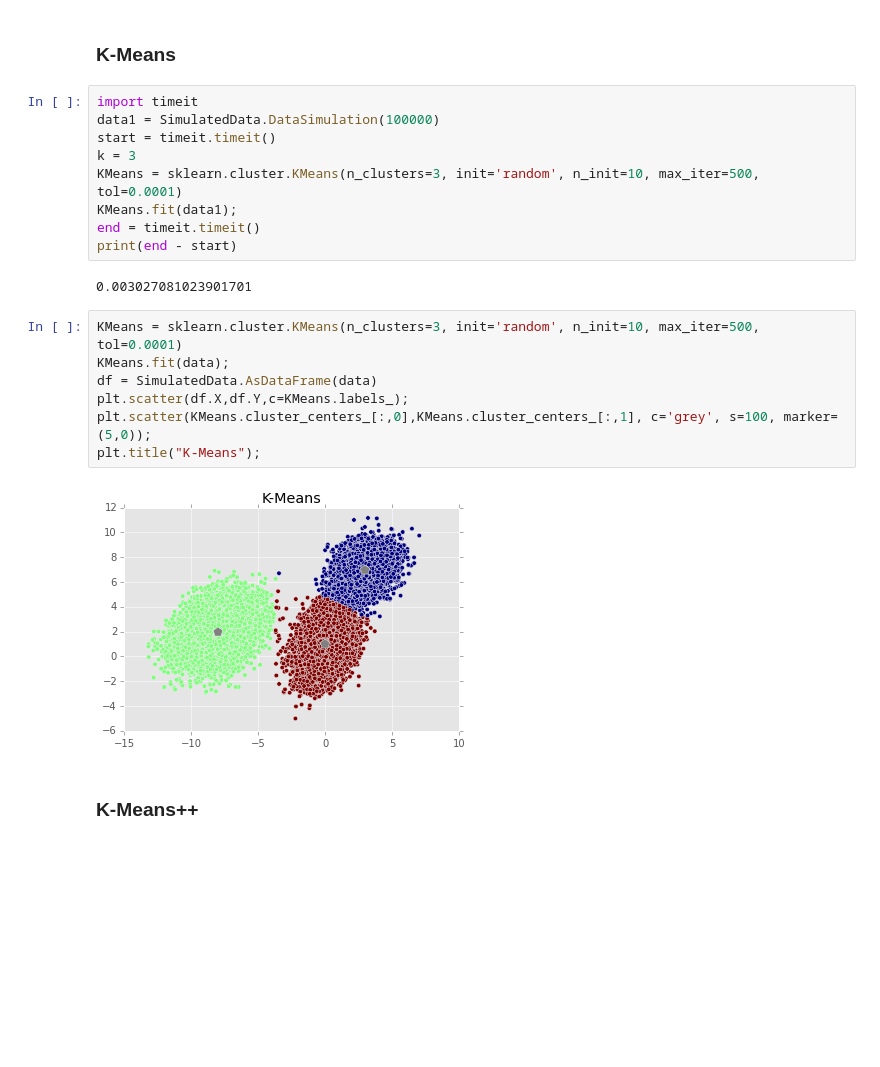
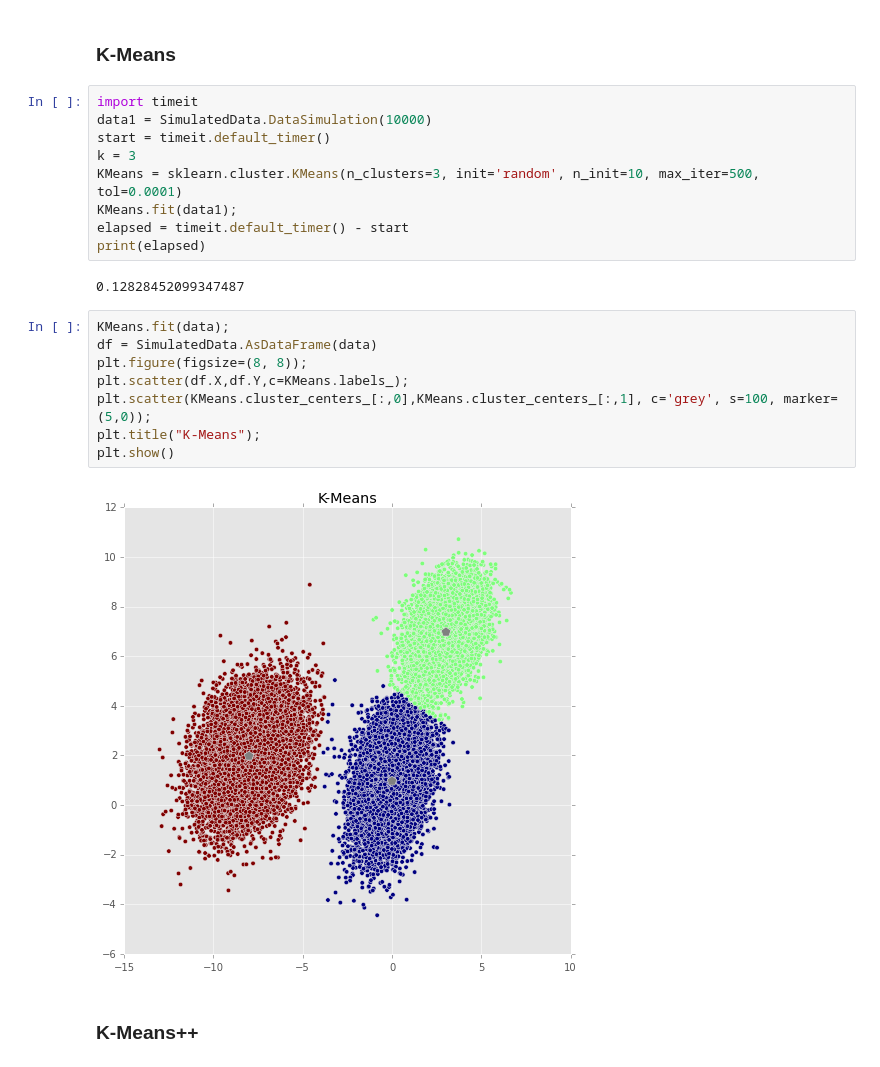
Before and after one commit to jtappler/ScalableKMeansPlusPlus, a Jupyter notebook: ScalableKMeansPlusPlus.ipynb, the cells around one changed output. Saved outputs shown, nothing was run; the diff lists cells and outputs as text; blank space fills up the shorter version.

```diff
--- a/ScalableKMeansPlusPlus.ipynb
+++ b/ScalableKMeansPlusPlus.ipynb
@@ -230,24 +243,25 @@ We use "K-Means" and "K-Means++" methods from **sklearn.cluster.KMeans** package
 ### K-Means
 # %%
 import timeit
-data1 = SimulatedData.DataSimulation(100000)
-start = timeit.timeit()
+data1 = SimulatedData.DataSimulation(10000)
+start = timeit.default_timer()
 k = 3
 KMeans = sklearn.cluster.KMeans(n_clusters=3, init='random', n_init=10, max_iter=500, tol=0.0001)
 KMeans.fit(data1);
-end = timeit.timeit()
-print(end - start)
+elapsed = timeit.default_timer() - start
+print(elapsed)
 # %% [output]
-0.003027081023901701
+0.12828452099347487
 # %%
-KMeans = sklearn.cluster.KMeans(n_clusters=3, init='random', n_init=10, max_iter=500, tol=0.0001)
 KMeans.fit(data);
 df = SimulatedData.AsDataFrame(data)
+plt.figure(figsize=(8, 8));
 plt.scatter(df.X,df.Y,c=KMeans.labels_);
 plt.scatter(KMeans.cluster_centers_[:,0],KMeans.cluster_centers_[:,1], c='grey', s=100, marker=(5,0));
 plt.title("K-Means");
+plt.show()
 # %% [output]
-[figure, old version]
+[figure, new version]
 # %% [markdown]
 ### K-Means++
 # %%
```
Also changed, not shown: parts of 15 cells of this notebook, 6 other files.
